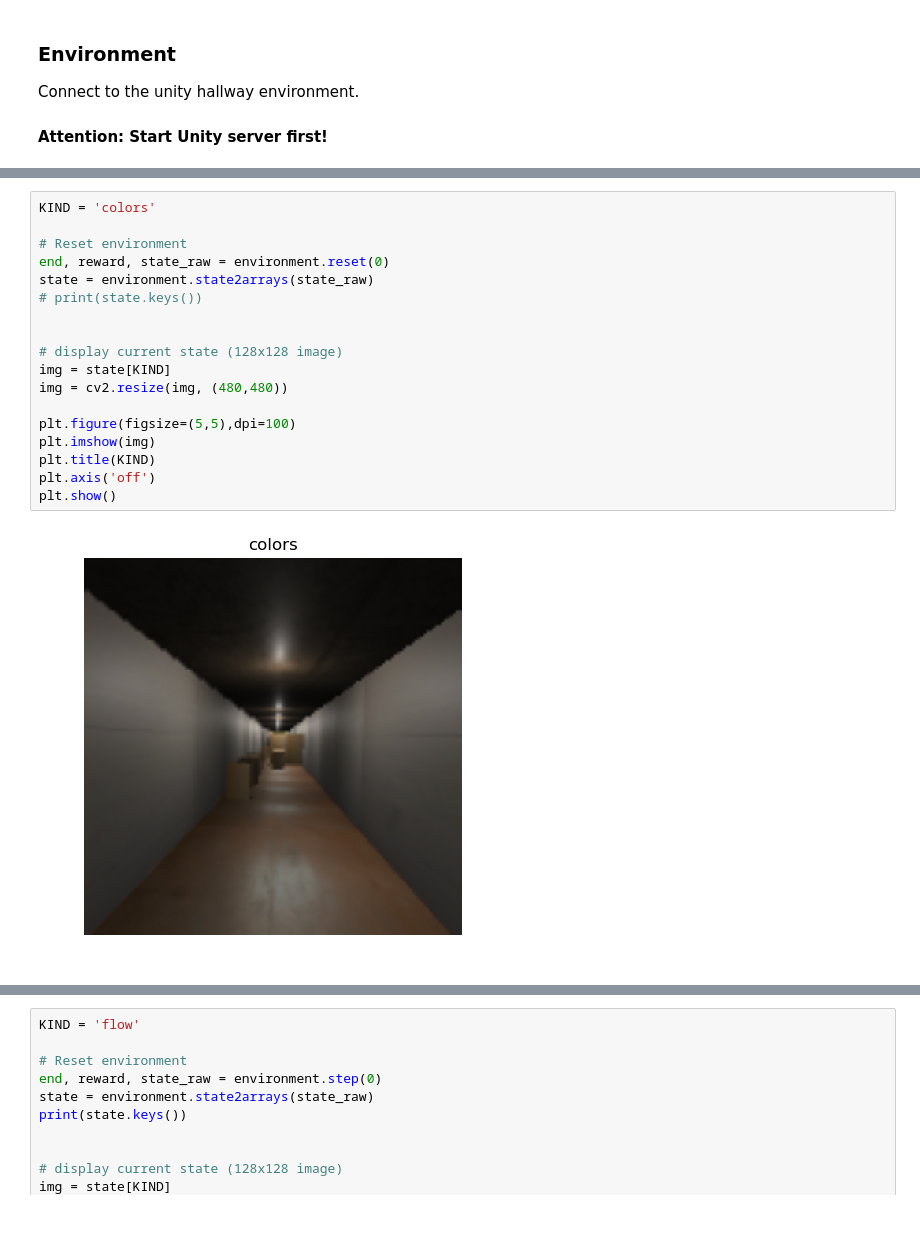
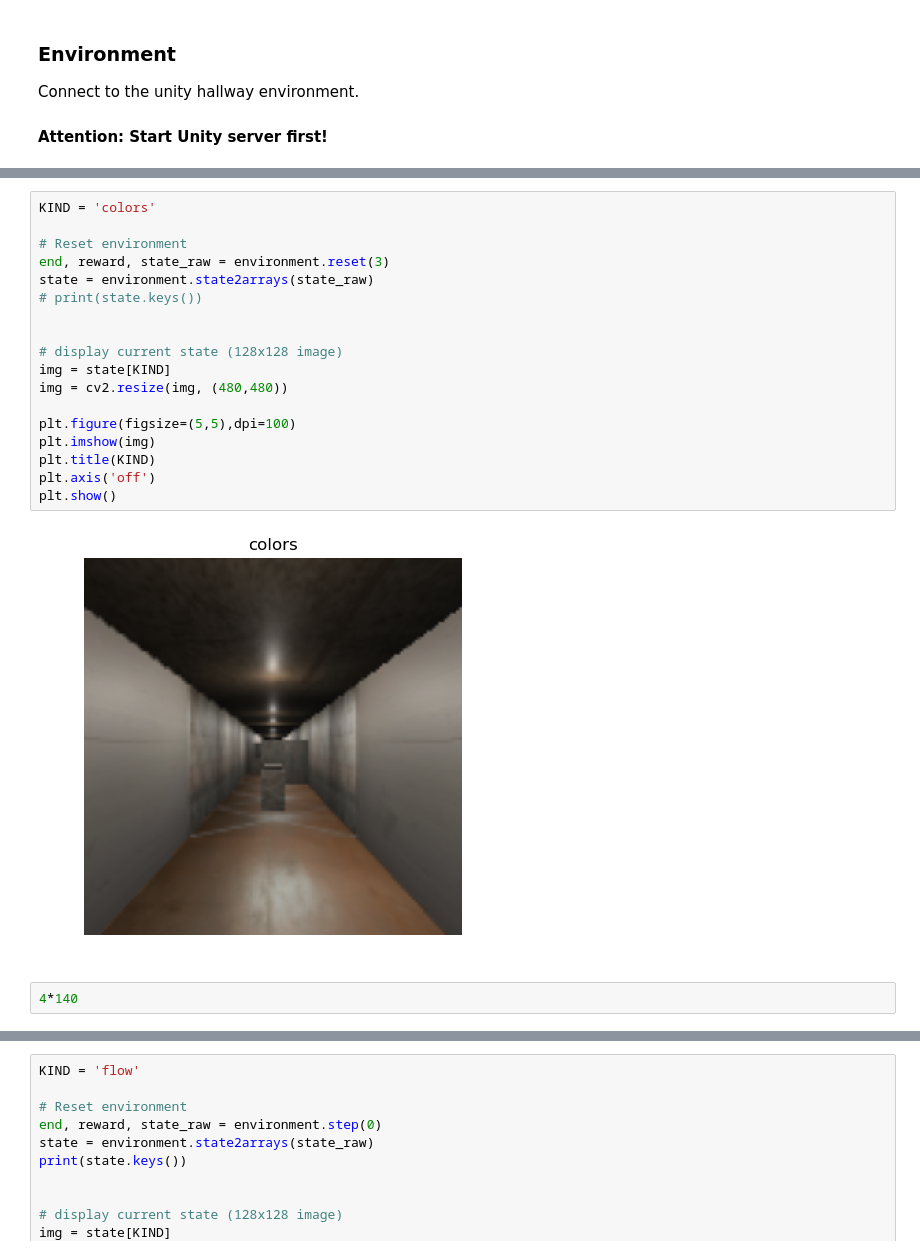
Before and after one commit to neuralcodinglab/RL-mobility, a Jupyter notebook: Python/Demo/demoUsage.ipynb, the cells around one changed output, grey strips where cells are left out. Saved outputs shown, nothing was run; the diff lists cells and outputs as text; blank space fills up the shorter version.

```diff
--- a/Python/Demo/demoUsage.ipynb
+++ b/Python/Demo/demoUsage.ipynb
@@ -33,21 +33,23 @@ print(environment.client)
 # %%
 KIND = 'colors'
 
 # Reset environment
-end, reward, state_raw = environment.reset(0)
+end, reward, state_raw = environment.reset(3)
 state = environment.state2arrays(state_raw)
 # print(state.keys())
 
 
 # display current state (128x128 image)
 img = state[KIND]
 img = cv2.resize(img, (480,480))
 
 plt.figure(figsize=(5,5),dpi=100)
 plt.imshow(img)
 plt.title(KIND)
 plt.axis('off')
 plt.show()
 # %% [output]
-[figure, old version]
+[figure, new version]
+# %%
+4*140
 # %%
```
Also changed, not shown: parts of 3 cells of this notebook, 31 other files.
